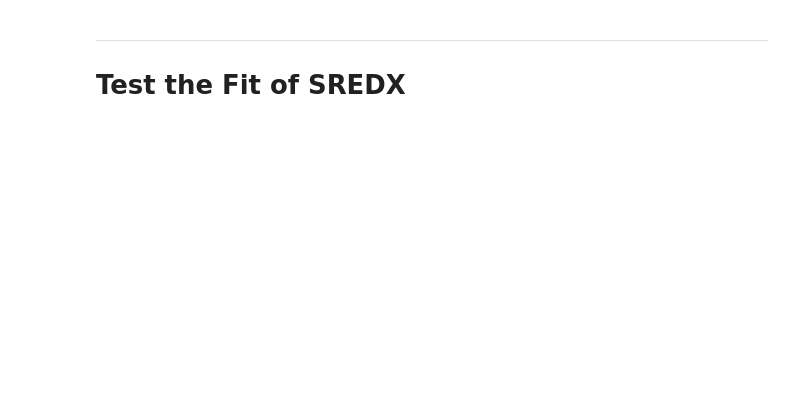
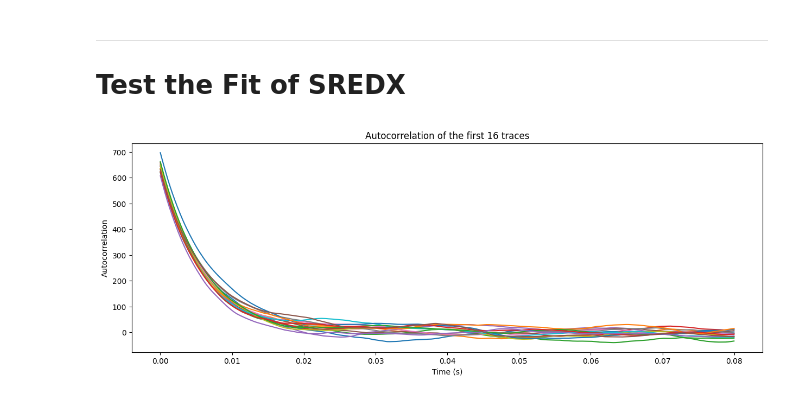
Before and after one commit to jacopocarotenuto/SBI_RedBloodCells, a Jupyter notebook: Code/Notebooks/MultiRoundBloodCells.ipynb, the cells around one changed output. Drawn from its saved outputs; the diff is of its cells as text; code cells hidden in the pictures; blank space fills up the shorter version.

Commit message:
Ok MultiRound

```diff
--- a/Code/Notebooks/MultiRoundBloodCells.ipynb
+++ b/Code/Notebooks/MultiRoundBloodCells.ipynb
@@ -77,8 +77,6 @@ class ParallelSimulator():
             f = np.concatenate([f, s[i][2]])
         return x, y, f
 
-
-
 def prior_from_lims(prior_lims):
     NumberOfParameters = len(prior_lims)
     BoxLimits = np.zeros((2, NumberOfParameters))
@@ -91,17 +89,20 @@ def prior_from_lims(prior_lims):
     prior = utils.BoxUniform(low=BoxLimits[0], high=BoxLimits[1])
     return prior
 
+# RSVP Compute Function Declaration
+def ComputeRSVP(multiple_raw_x_traces,TotalT,transient = 0.5,DeltaT = 1/25_000, function = None, t_corr = None):
+    t = np.linspace(0, TotalT - transient, multiple_raw_x_traces[0].shape[0])
+    autocorr = stat_corr_single(multiple_raw_x_traces[0,:], DeltaT) .reshape(1,-1)
+    n_sim = multiple_raw_x_traces.shape[0]
 
-# RSVP Compute Function Declaration
-def ComputeRSVP(multiple_raw_x_traces,TotalT,transient = 0.5,DeltaT = 1/25_000, function = None):
-    t = np.linspace(transient, TotalT, multiple_raw_x_traces[0].shape[0])
-    autocorr = stat_corr_single(multiple_raw_x_traces[0,:], 1) .reshape(1,-1)
-    n_sim = multiple_raw_x_traces.shape[0]
+    if t_corr is None:
+        t_corr = TotalT
+
     if n_sim != 1:
         for i in np.arange(1,n_sim):
             autocorr = np.vstack((autocorr, stat_corr_single(multiple_raw_x_traces[i,:], DeltaT)))
 
-    t_corr = TotalT/10
+    t_corr = TotalT
     _,_,RSVP = stat_s_redx(autocorr[0], t_corr, t)
     if n_sim != 1:
         for i in np.arange(1,n_sim):
@@ -124,7 +125,7 @@ def ComputeRSVP(multiple_raw_x_traces,TotalT,transient = 0.5,DeltaT = 1/25_000,
         popt, _ = curve_fit(function, t, RSVP, p0 = [1.,1.,1.,1.],maxfev=1000000)
         RSVP_fit[0] = popt
 
-    return RSVP_fit, RSVP, t
+    return RSVP_fit, RSVP, t, autocorr
 # %% [markdown]
 # Single Round Inference
 # %%
@@ -280,8 +255,8 @@ def ComputeRSVP(multiple_raw_x_traces,TotalT,transient = 0.5,DeltaT = 1/25_000,
 # Set up simulation parameters
 dt = 1e-6
 DeltaT = 1/25_000
-TotalT = 10.
-transient = 0.5
+TotalT = 13.
+transient = 3
 prior_limits = {
     "mu_y": [1e4, 140e4],
     "k_y": [1.5e-2, 30e-2],
@@ -290,10 +265,17 @@ prior_limits = {
     "eps": [0.5, 6],
 }
 
-batch_size = 50
+dt = 1e-6# The time step size for the simulation. This is the amount of time that passes in the model for each step of the simulation
+Sample_frequency = 25_000 # The sampling frequency. This is the number of samples that are recorded per unit time
+DeltaT = 1/Sample_frequency # The sampling period. This is the amount of time that passes in the model between each sample that is recorded
+TotalT = 13 # The total time for the simulation. This is the total amount of time that the simulation is intended to represent
+transient = 3
+
+
+batch_size = 2
 N = pathos.helpers.cpu_count()
 TotalSim = batch_size * N
-t_sred = np.arange(transient, TotalT/20 + transient, DeltaT)
+t = np.linspace(0, TotalT - transient, int((TotalT - transient)/DeltaT))
 # %%
 # Set up simulator and get sample theta
 Simulator = ParallelSimulator(dt, DeltaT, TotalT, prior_limits, transient_time = 0.5, batch_size = batch_size)
@@ -308,4 +290,13 @@ x,y,f = Simulator.same_theta_test(8,theta)
 def function(x, a, b, c, d):
     return 1e4*(a*np.exp(-b*x) + c/x + d)
 
-RSVP_fit, RSVP, t_RSVP = ComputeRSVP(x, TotalT, function = function)
+RSVP_fit, RSVP, t_RSVP, Cxx = ComputeRSVP(x, TotalT, function = function)
+# %%
+fig, ax = plt.subplots(1,1,figsize=(15,5))
+for i in np.arange(16):
+    ax.plot(t[0:2000], Cxx[i,0:2000])
+ax.set_xlabel("Time (s)")
+ax.set_ylabel("Autocorrelation")
+ax.set_title("Autocorrelation of the first 16 traces");
+# %% [output]
+[figure, added]
```
Also changed, not shown: parts of 14 cells of this notebook.
